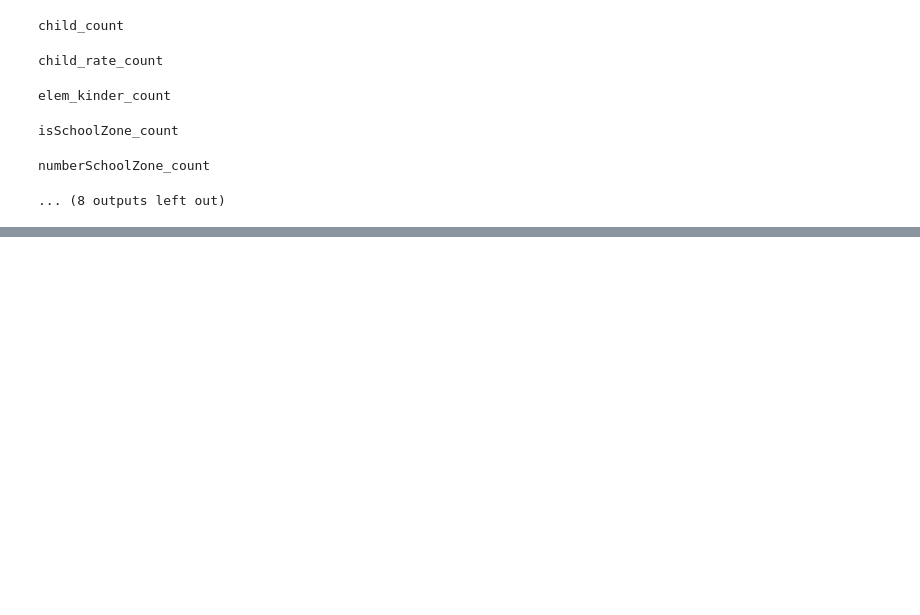
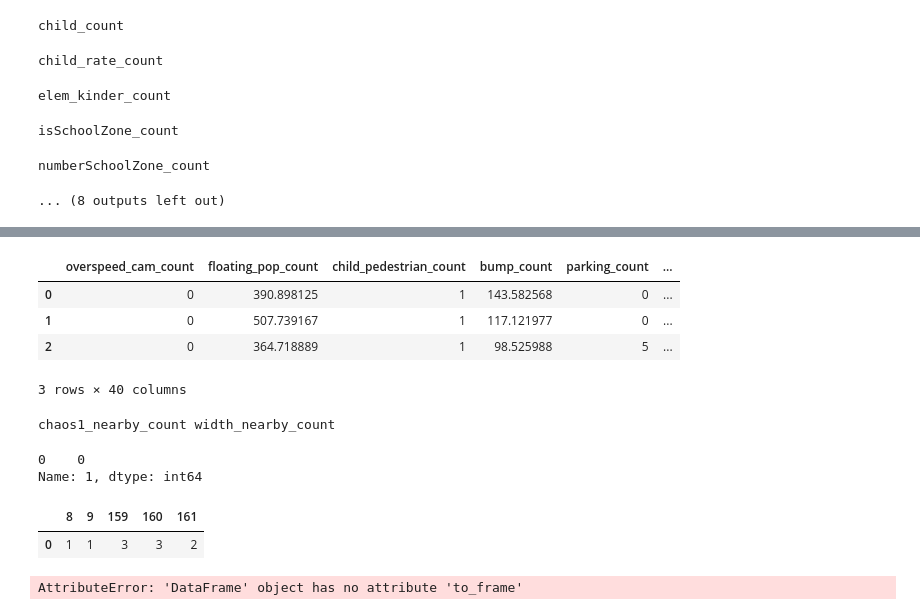
Before and after one commit to leejaehoon2016/Car_Accident, a Jupyter notebook: Feature/이재훈 분석.ipynb, the cells around one changed output, grey strips where cells are left out. Drawn from its saved outputs; the diff is of its cells as text; code cells hidden in the pictures; blank space fills up the shorter version.

```diff
--- a/Feature/이재훈 분석.ipynb
+++ b/Feature/이재훈 분석.ipynb
@@ -578,0 +607,13 @@ tqdm_notebook.pandas()
+# %%
+values = []
+keys = []
+for key in list(data_set.keys())[13:14]:
+    keys.append(key)
+    print(key)
+    tmp = df.progress_apply(lambda x: function_dict[key](x[1], x[0], radi_dict[key], data_set[key]),axis = 1)
+    if len(tmp.shape) == 1:
+        tmp.name = key
+    else:
+        tmp.columns = [key + str(i) for i in range(tmp.shape[1])]
+    values.append(tmp)
+values
@@ -584,6 +644,10 @@ for key in data_set.keys():
     keys.append(key)
     print(key)
     tmp = df.progress_apply(lambda x: function_dict[key](x[1], x[0], radi_dict[key], data_set[key]),axis = 1)
+    if len(tmp.shape) == 1:
+        tmp.name = key
+    else:
+        tmp.columns = [key + str(i) for i in range(tmp.shape[1])]
     values.append(tmp)
 # %% [output]
 overspeed_cam_count
@@ -599,11 +663,3 @@ elem_kinder_count
 isSchoolZone_count
 numberSchoolZone_count
 ... (8 outputs left out)
-# %%
-values = []
-keys = []
-for key in list(data_set.keys())[6:]:
-    keys.append(key)
-    print(key)
-    tmp = df.progress_apply(lambda x: function_dict[key](x[1], x[0], radi_dict[key], data_set[key]),axis = 1)
-    values.append(tmp)
@@ -624,6 +665,0 @@ NameError: name 'reproject' is not defined
-# %%
-for key in list(data_set.keys())[-3:]:
-    keys.append(key)
-    print(key)
-    tmp = df.progress_apply(lambda x: function_dict[key](x[1], x[0], radi_dict[key], data_set[key]),axis = 1)
-    values.append(tmp)
@@ -691,0 +686,31 @@ len(df)
+# %%
+pd.concat(values,axis=1)
+# %% [output]
+|  | overspeed_cam_count | floating_pop_count | child_pedestrian_count | bump_count | parking_count | ... |
+| 0 | 0 | 390.898125 | 1 | 143.582568 | 0 | ... |
+| 1 | 0 | 507.739167 | 1 | 117.121977 | 0 | ... |
+| 2 | 0 | 364.718889 | 1 | 98.525988 | 5 | ... |
+3 rows × 40 columns
+# %%
+print(keys[13], keys[14])
+# %% [output]
+chaos1_nearby_count width_nearby_count
+# %%
+values[0].name = 1
+values[0]
+# %% [output]
+0    0
+Name: 1, dtype: int64
+# %%
+a = values[14]
+keys[13]
+
+
+a
+# %% [output]
+|  | 8 | 9 | 159 | 160 | 161 |
+| 0 | 1 | 1 | 3 | 3 | 2 |
+# %%
+a = values[0].to_frame().to_frame()
+# %% [output]
+AttributeError: 'DataFrame' object has no attribute 'to_frame'
```
Also changed, not shown: parts of 19 cells of this notebook.
